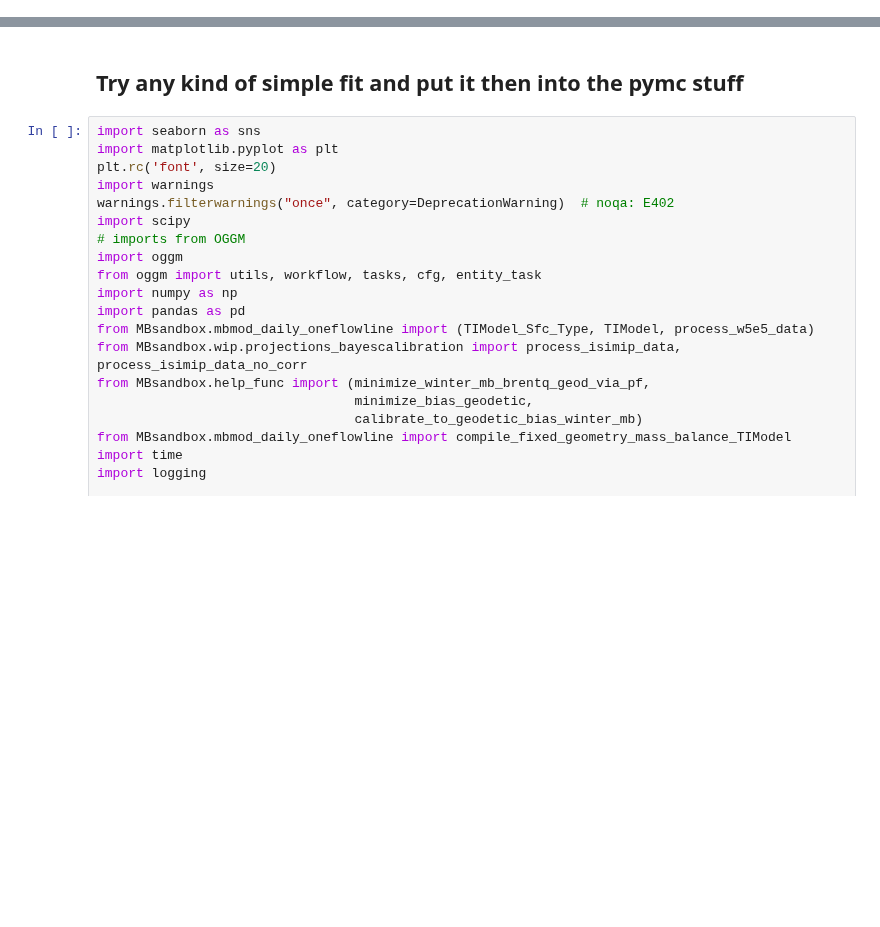
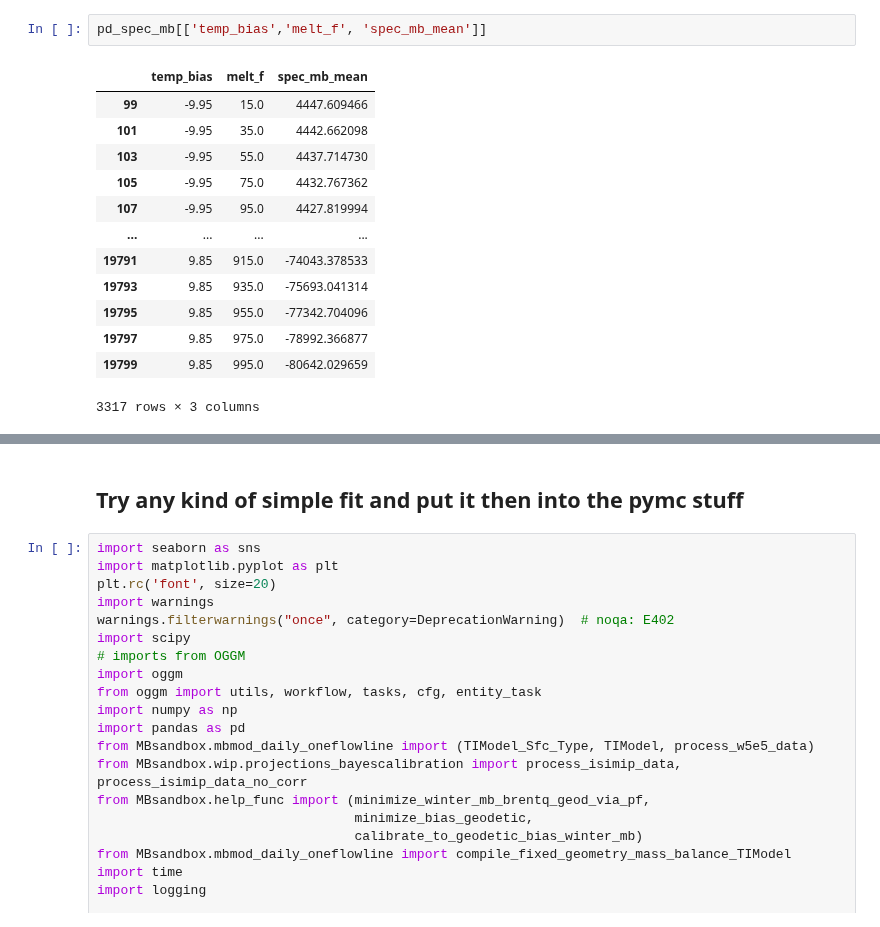
Before and after one commit to OGGM/massbalance-sandbox, a Jupyter notebook: docs/emulator_bayes_calib/bayes_calibration_w_simplified_emulator.ipynb, the cells around one changed output, grey strips where cells are left out. Saved outputs shown, nothing was run; the diff lists cells and outputs as text; blank space fills up the shorter version.

```diff
--- a/docs/emulator_bayes_calib/bayes_calibration_w_simplified_emulator.ipynb
+++ b/docs/emulator_bayes_calib/bayes_calibration_w_simplified_emulator.ipynb
@@ -0,0 +36,16 @@
+# %%
+pd_spec_mb[['temp_bias','melt_f', 'spec_mb_mean']]
+# %% [output]
+|  | temp_bias | melt_f | spec_mb_mean |
+| 99 | -9.95 | 15.0 | 4447.609466 |
+| 101 | -9.95 | 35.0 | 4442.662098 |
+| 103 | -9.95 | 55.0 | 4437.714730 |
+| 105 | -9.95 | 75.0 | 4432.767362 |
+| 107 | -9.95 | 95.0 | 4427.819994 |
+| ... | ... | ... | ... |
+| 19791 | 9.85 | 915.0 | -74043.378533 |
+| 19793 | 9.85 | 935.0 | -75693.041314 |
+| 19795 | 9.85 | 955.0 | -77342.704096 |
+| 19797 | 9.85 | 975.0 | -78992.366877 |
+| 19799 | 9.85 | 995.0 | -80642.029659 |
+3317 rows × 3 columns
```
Also changed, not shown: parts of 42 cells of this notebook, 5 other files.
